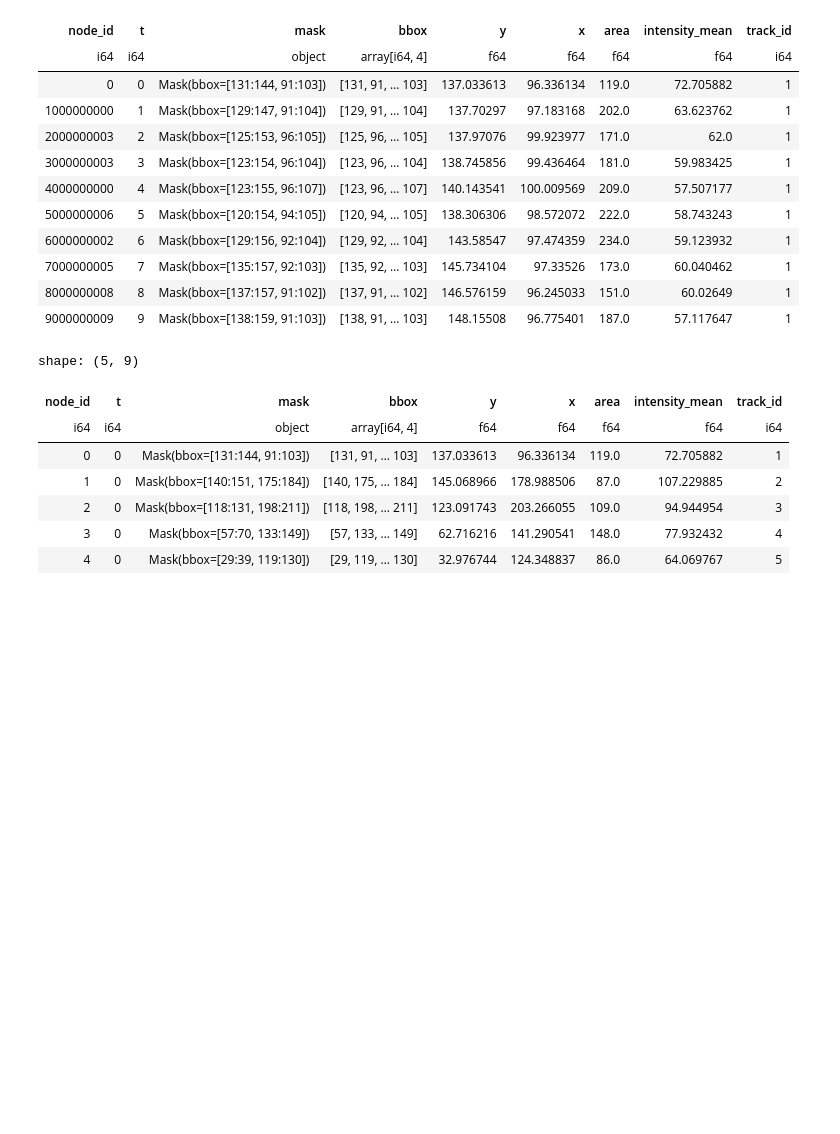
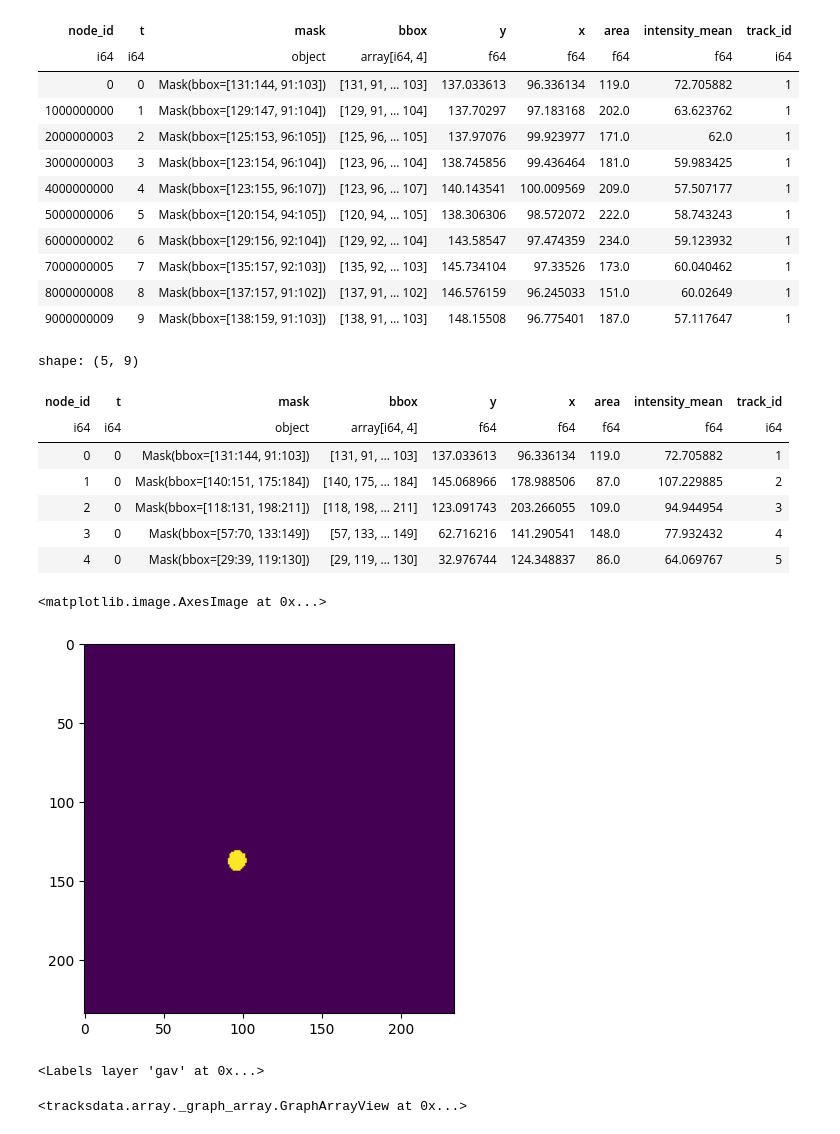
Before and after one commit to yfukai/napari-travali, a Jupyter notebook: examples/cell_seg_demo.ipynb, the cells around one changed output. Cells and saved outputs as stored; diff of their text form; code cells hidden in the pictures; blank space fills up the shorter version.

Commit message:
verified working

```diff
--- a/examples/cell_seg_demo.ipynb
+++ b/examples/cell_seg_demo.ipynb
@@ -136,9 +140,13 @@ logger.info("Starting napari-travali2")
 viewer = Viewer()
 
 widget = travali2.StateMachineWidget(viewer, tracks, image,
-                            verified_track_ids=[],
-                            candidate_track_ids=[],
                             crop_size=2048,
                             tracklet_id_attr_name="track_id")
 viewer.window.add_dock_widget(widget, area="right")
 viewer.dims.set_current_step(0,0)
+# %%
+from matplotlib import pyplot as plt
+plt.imshow(np.asarray(widget._track_gav[0])==1)
+# %% [output]
+<matplotlib.image.AxesImage at 0x...>
+[figure, added]
@@ -144,0 +155,8 @@ viewer.dims.set_current_step(0,0)
+# %%
+viewer.add_labels(gav)
+# %% [output]
+<Labels layer 'gav' at 0x...>
+# %%
+widget._cropped_verified_layer.data.
+# %% [output]
+<tracksdata.array._graph_array.GraphArrayView at 0x...>
```
Also changed, not shown: parts of 3 cells of this notebook, 2 other files.
